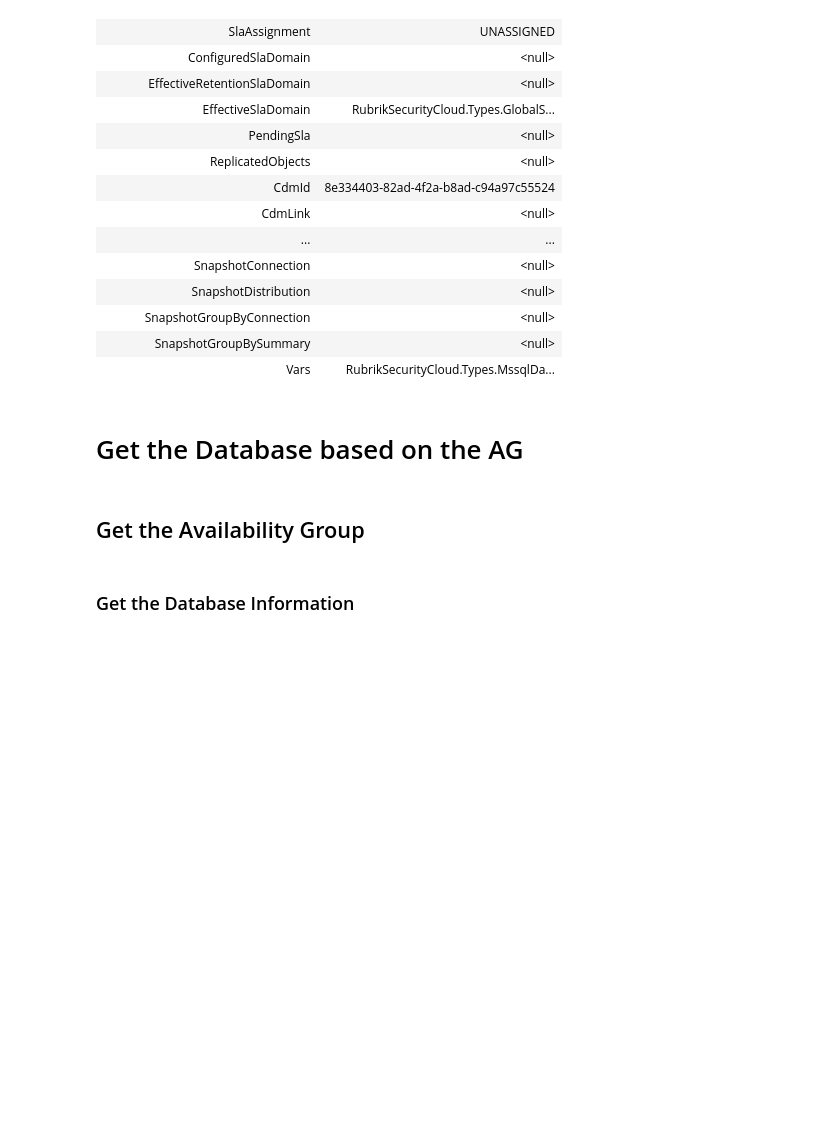
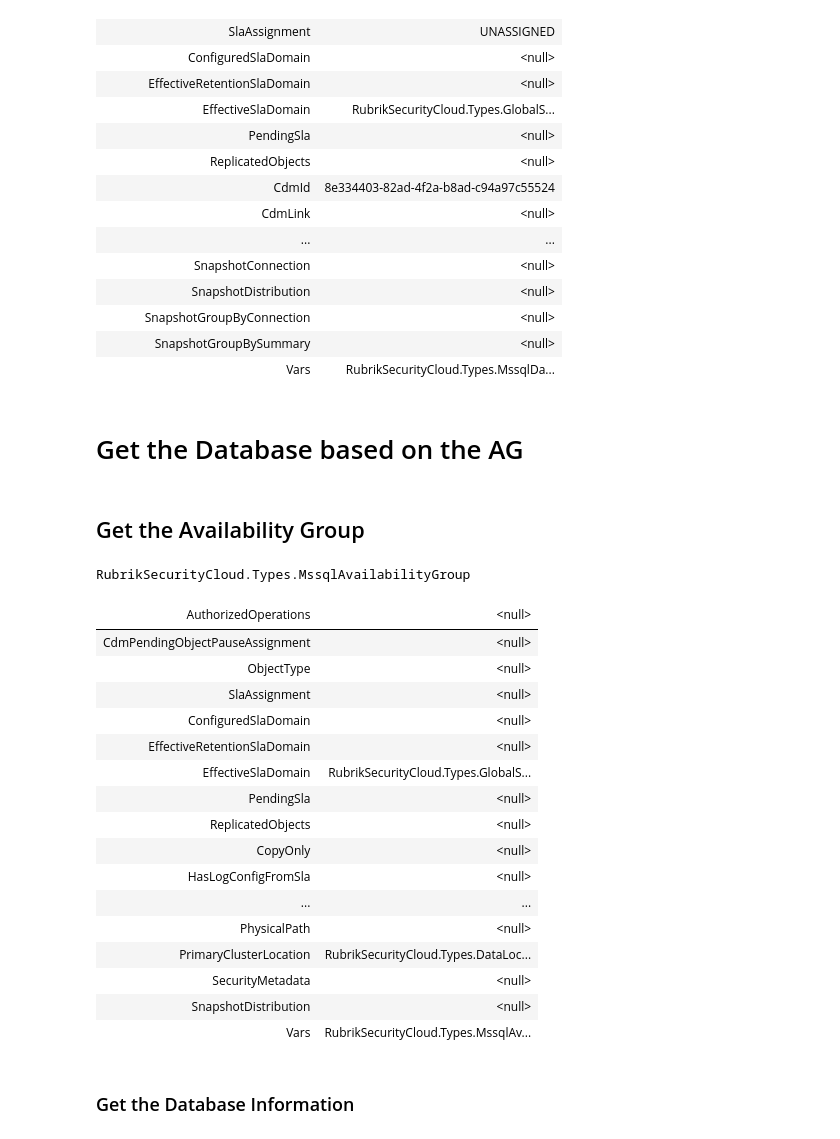
Before and after one commit to clumnah/Operationalize-MSSQL-Backups-With-Rubrik-Security-Cloud, a Jupyter notebook: content/New-RscMssqlSnapshot.ipynb, the cells around one changed output. Saved outputs shown, nothing was run; the diff lists cells and outputs as text; code cells hidden in the pictures; blank space fills up the shorter version.

```diff
--- a/content/New-RscMssqlSnapshot.ipynb
+++ b/content/New-RscMssqlSnapshot.ipynb
@@ -110,8 +111,27 @@ RubrikSecurityCloud.Types.MssqlDatabase
 # %% [markdown]
 ## Get the Availability Group
 # %%
-$AvailabilityGroupName = "RR-SQL22-AG1"
 $RscMssqlAvailabilityGroup = Get-RscMssqlAvailabilityGroup -AvailabilityGroupName $AvailabilityGroupName -RscCluster $RscCluster -Replica:$false -Relic:$false
+$RscMssqlAvailabilityGroup
+# %% [output]
+RubrikSecurityCloud.Types.MssqlAvailabilityGroup
+| AuthorizedOperations | <null> |
+| CdmPendingObjectPauseAssignment | <null> |
+| ObjectType | <null> |
+| SlaAssignment | <null> |
+| ConfiguredSlaDomain | <null> |
+| EffectiveRetentionSlaDomain | <null> |
+| EffectiveSlaDomain | RubrikSecurityCloud.Types.GlobalS... |
+| PendingSla | <null> |
+| ReplicatedObjects | <null> |
+| CopyOnly | <null> |
+| HasLogConfigFromSla | <null> |
+| ... | ... |
+| PhysicalPath | <null> |
+| PrimaryClusterLocation | RubrikSecurityCloud.Types.DataLoc... |
+| SecurityMetadata | <null> |
+| SnapshotDistribution | <null> |
+| Vars | RubrikSecurityCloud.Types.MssqlAv... |
 # %% [markdown]
 ### Get the Database Information
 # %%
```
Also changed, not shown: parts of 3 cells of this notebook, 1 other file.
